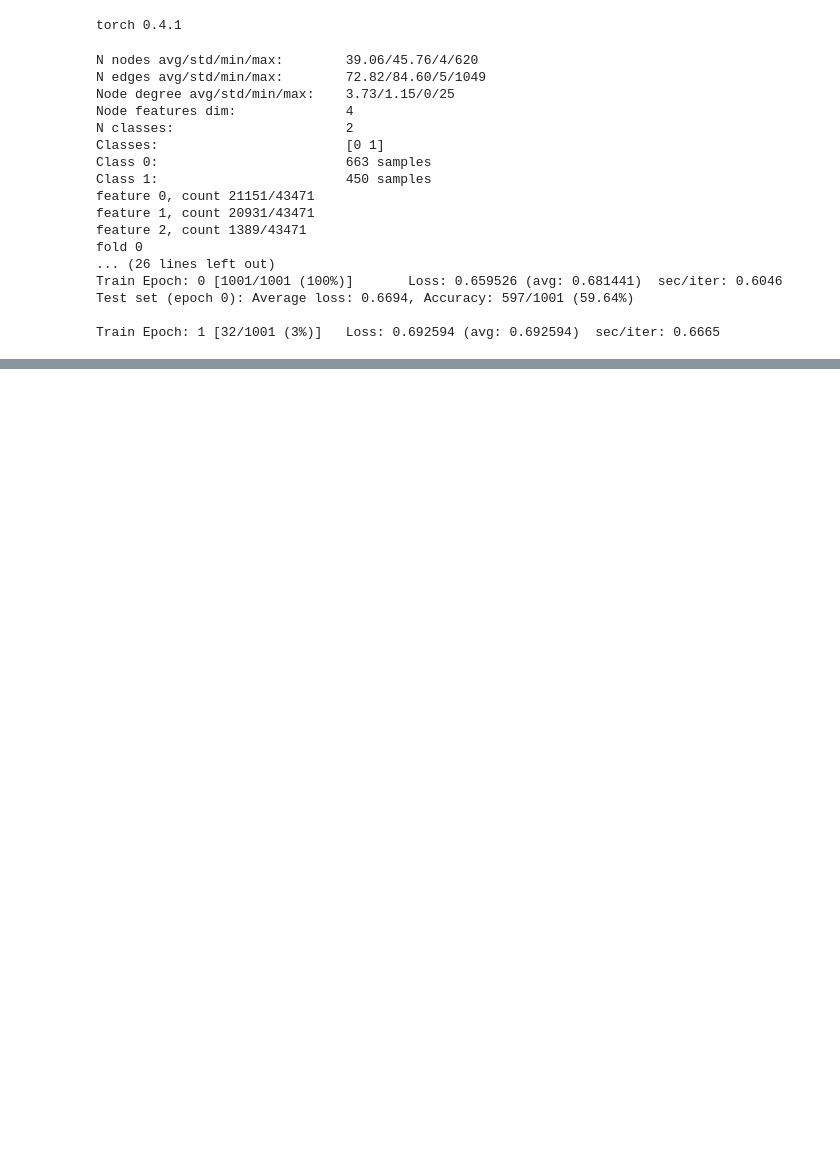
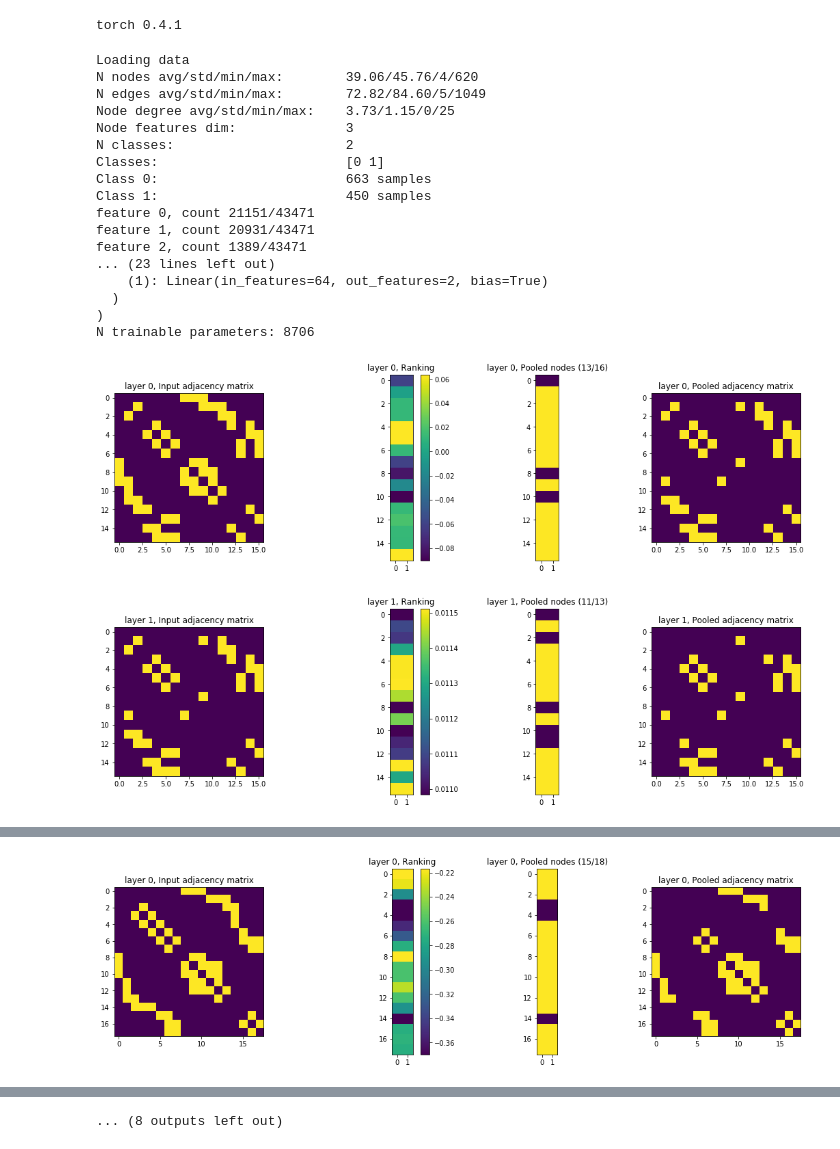
Before and after one commit to bknyaz/graph_nn, a Jupyter notebook: graph_unet.ipynb, the cells around one changed output, grey strips where cells are left out. Saved outputs shown, nothing was run; the diff lists cells and outputs as text; code cells hidden in the pictures; blank space fills up the shorter version.

```diff
--- a/graph_unet.ipynb
+++ b/graph_unet.ipynb
@@ -26,8 +23,9 @@ epochs = 40
 log_interval = 10
 wdecay = 1e-4
 dataset = 'proteins'
-device = 'cpu'#'cuda'
-visualize = False
+model_name = 'unet'  # 'gcn', 'unet'
+device = 'cpu'  # 'cuda', 'cpu'
+visualize = True
 shuffle_nodes = False
 n_folds = 10  # 10-fold cross validation
 seed = 111
@@ -468,14 +471,15 @@ class GraphUnet(nn.Module):
         x = self.fc(x)
         return x
 # %%
+print('Loading data')
 datareader = DataReader(data_dir='./data/%s/' % dataset.upper(),
                         rnd_state=np.random.RandomState(seed),
                         folds=n_folds,
-                        use_cont_node_attr=True)
+                        use_cont_node_attr=False)
 
 acc_folds = []
 for fold_id in range(n_folds):
-    print('fold', fold_id)
+    print('\nFOLD', fold_id)
     loaders = []
     for split in ['train', 'test']:
         gdata = GraphData(fold_id=fold_id,
@@ -484,34 +488,48 @@ for fold_id in range(n_folds):
 
         loader = torch.utils.data.DataLoader(gdata,
                                              batch_size=batch_size,
-                    #                                            collate_fn=graphs_collate_fn,
-                                           shuffle=split.find('train') >= 0, # for optimized code we have a built-in shuffler to get info about graph sizes in batches
-                                           num_workers=threads)
+                                             shuffle=split.find('train') >= 0,
+                                             num_workers=threads)
         loaders.append(loader)
 
-    model = GraphUnet(in_features=loaders[0].dataset.features_dim,
-                      out_features=loaders[0].dataset.n_classes,
-                      n_hidden=0,
-                      filters=[64,64,64],
-                      dropout=0,
-                      adj_sq=False,
-                      scale_identity=False,
-                      shuffle_nodes=shuffle_nodes,
-                      visualize=visualize).to(device)
+    if model_name == 'gcn':
+        model = GCN(in_features=loaders[0].dataset.features_dim,
+                    out_features=loaders[0].dataset.n_classes,
+                    n_hidden=0,
+                    filters=[64,64,64],
+                    dropout=0.2,
+                    adj_sq=False,
+                    scale_identity=False).to(device)
+    elif model_name == 'unet':
+        model = GraphUnet(in_features=loaders[0].dataset.features_dim,
+                          out_features=loaders[0].dataset.n_classes,
+                          n_hidden=0,
+                          filters=[64,64,64],
+                          dropout=0.2,
+                          adj_sq=False,
+                          scale_identity=False,
+                          shuffle_nodes=shuffle_nodes,
+                          visualize=visualize).to(device)
+    else:
+        raise NotImplementedError(model_name)
+
+    print('\nInitialize model')
     print(model)
     c = 0
     for p in filter(lambda p: p.requires_grad, model.parameters()):
         c += p.numel()
-    print('N params', c)
+    print('N trainable parameters:', c)
 
     optimizer = optim.Adam(
                 filter(lambda p: p.requires_grad, model.parameters()),
                 lr=lr,
                 weight_decay=wdecay,
                 betas=(0.5, 0.999))
-    #         scheduler = lr_scheduler.MultiStepLR(optimizer, args.lr_decay_step, gamma=0.1)
+
+    scheduler = lr_scheduler.MultiStepLR(optimizer, [20, 30], gamma=0.1)
 
     def train(train_loader):
+        scheduler.step()
         model.train()
         start = time.time()
         train_loss, n_samples = 0, 0
@@ -536,8 +554,8 @@ for fold_id in range(n_folds):
         start = time.time()
         test_loss, correct, n_samples = 0, 0, 0
         for batch_idx, data in enumerate(test_loader):
-            for d in data:
-                d = d.to(device)
+            for i in range(len(data)):
+                data[i] = data[i].to(args.device)
             output = model(data)
             loss = loss_fn(output, data[4], reduction='sum')
             test_loss += loss.item()
@@ -549,37 +567,39 @@ for fold_id in range(n_folds):
         time_iter = time.time() - start
 
         test_loss /= n_samples
 
         acc = 100. * correct / n_samples
         print('Test set (epoch {}): Average loss: {:.4f}, Accuracy: {}/{} ({:.2f}%)\n'.format(epoch,
                                                                                               test_loss,
                                                                                               correct,
                                                                                               n_samples, acc))
         return acc
 
     loss_fn = F.cross_entropy
     for epoch in range(epochs):
         train(loaders[0])
         acc = test(loaders[0])
     acc_folds.append(acc)
 
 print(acc_folds)
 print('{}-fold cross validation avg acc (+- std): {} ({})'.format(n_folds, np.mean(acc_folds), np.std(acc_folds)))
 # %% [output]
+Loading data
 N nodes avg/std/min/max:        39.06/45.76/4/620
 N edges avg/std/min/max:        72.82/84.60/5/1049
 Node degree avg/std/min/max:    3.73/1.15/0/25
-Node features dim:              4
+Node features dim:              3
 N classes:                      2
 Classes:                        [0 1]
 Class 0:                        663 samples
 Class 1:                        450 samples
 feature 0, count 21151/43471
 feature 1, count 20931/43471
 feature 2, count 1389/43471
-fold 0
-... (26 lines left out)
-Train Epoch: 0 [1001/1001 (100%)]       Loss: 0.659526 (avg: 0.681441)  sec/iter: 0.6046
-Test set (epoch 0): Average loss: 0.6694, Accuracy: 597/1001 (59.64%)
-
-Train Epoch: 1 [32/1001 (3%)]   Loss: 0.692594 (avg: 0.692594)  sec/iter: 0.6665
+... (23 lines left out)
+    (1): Linear(in_features=64, out_features=2, bias=True)
+  )
+)
+N trainable parameters: 8706
+[figure, added]
+[figure, added]
@@ -586,0 +623 @@ KeyboardInterrupt:
+[figure, added]
@@ -586,0 +663 @@ KeyboardInterrupt:
+... (8 outputs left out)
```
Also changed, not shown: parts of 4 cells of this notebook, 1 other file.
